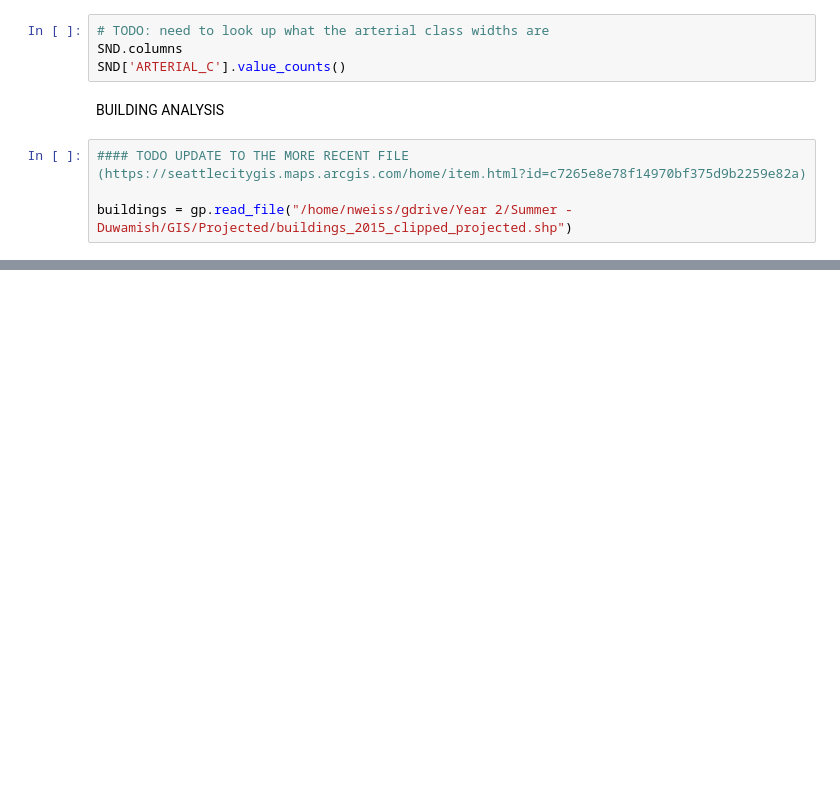
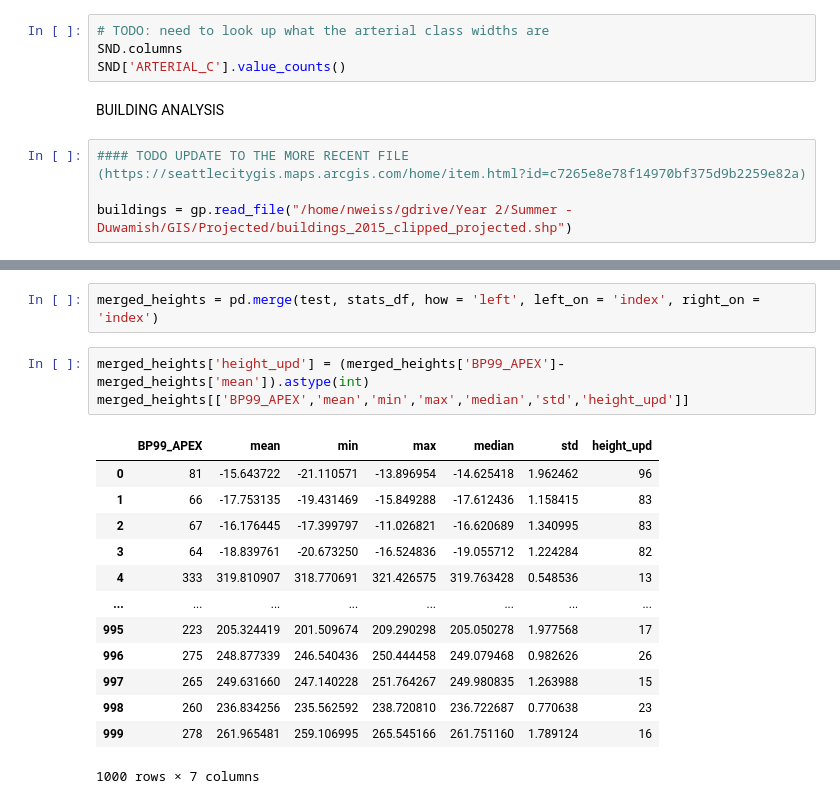
Before and after one commit to natalieweiss/duwamish, a Jupyter notebook: code/processing.ipynb, the cells around one changed output, grey strips where cells are left out. Saved outputs shown, nothing was run; the diff lists cells and outputs as text; blank space fills up the shorter version.

```diff
--- a/code/processing.ipynb
+++ b/code/processing.ipynb
@@ -119,0 +120,19 @@ buildings_scatter.plot.scatter('SHAPE_Area','BP99_APEX')
+# %%
+merged_heights = pd.merge(test, stats_df, how = 'left', left_on = 'index', right_on = 'index')
+# %%
+merged_heights['height_upd'] = (merged_heights['BP99_APEX']-merged_heights['mean']).astype(int)
+merged_heights[['BP99_APEX','mean','min','max','median','std','height_upd']]
+# %% [output]
+|  | BP99_APEX | mean | min | max | median | std | height_upd |
+| 0 | 81 | -15.643722 | -21.110571 | -13.896954 | -14.625418 | 1.962462 | 96 |
+| 1 | 66 | -17.753135 | -19.431469 | -15.849288 | -17.612436 | 1.158415 | 83 |
+| 2 | 67 | -16.176445 | -17.399797 | -11.026821 | -16.620689 | 1.340995 | 83 |
+| 3 | 64 | -18.839761 | -20.673250 | -16.524836 | -19.055712 | 1.224284 | 82 |
+| 4 | 333 | 319.810907 | 318.770691 | 321.426575 | 319.763428 | 0.548536 | 13 |
+| ... | ... | ... | ... | ... | ... | ... | ... |
+| 995 | 223 | 205.324419 | 201.509674 | 209.290298 | 205.050278 | 1.977568 | 17 |
+| 996 | 275 | 248.877339 | 246.540436 | 250.444458 | 249.079468 | 0.982626 | 26 |
+| 997 | 265 | 249.631660 | 247.140228 | 251.764267 | 249.980835 | 1.263988 | 15 |
+| 998 | 260 | 236.834256 | 235.562592 | 238.720810 | 236.722687 | 0.770638 | 23 |
+| 999 | 278 | 261.965481 | 259.106995 | 265.545166 | 261.751160 | 1.789124 | 16 |
+1000 rows × 7 columns
```
Also changed, not shown: parts of 7 cells of this notebook.
